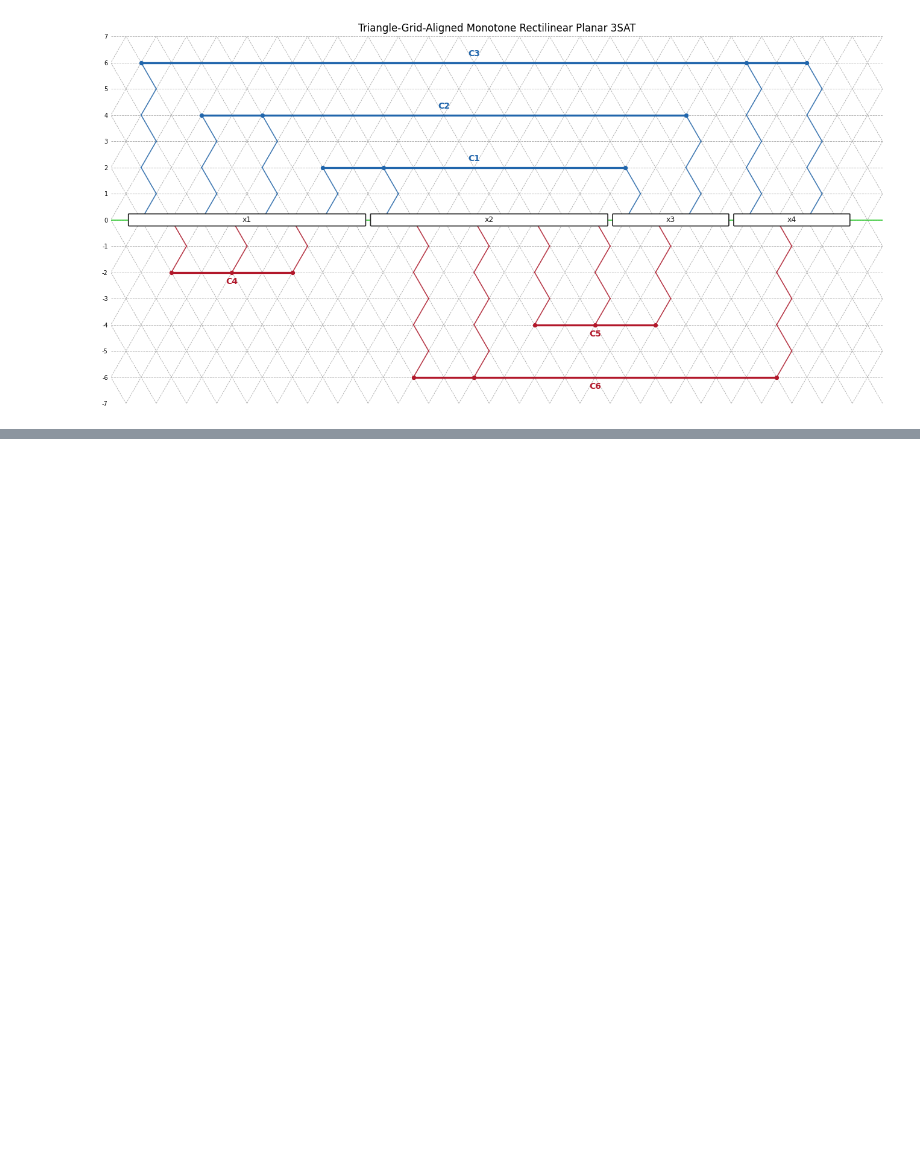
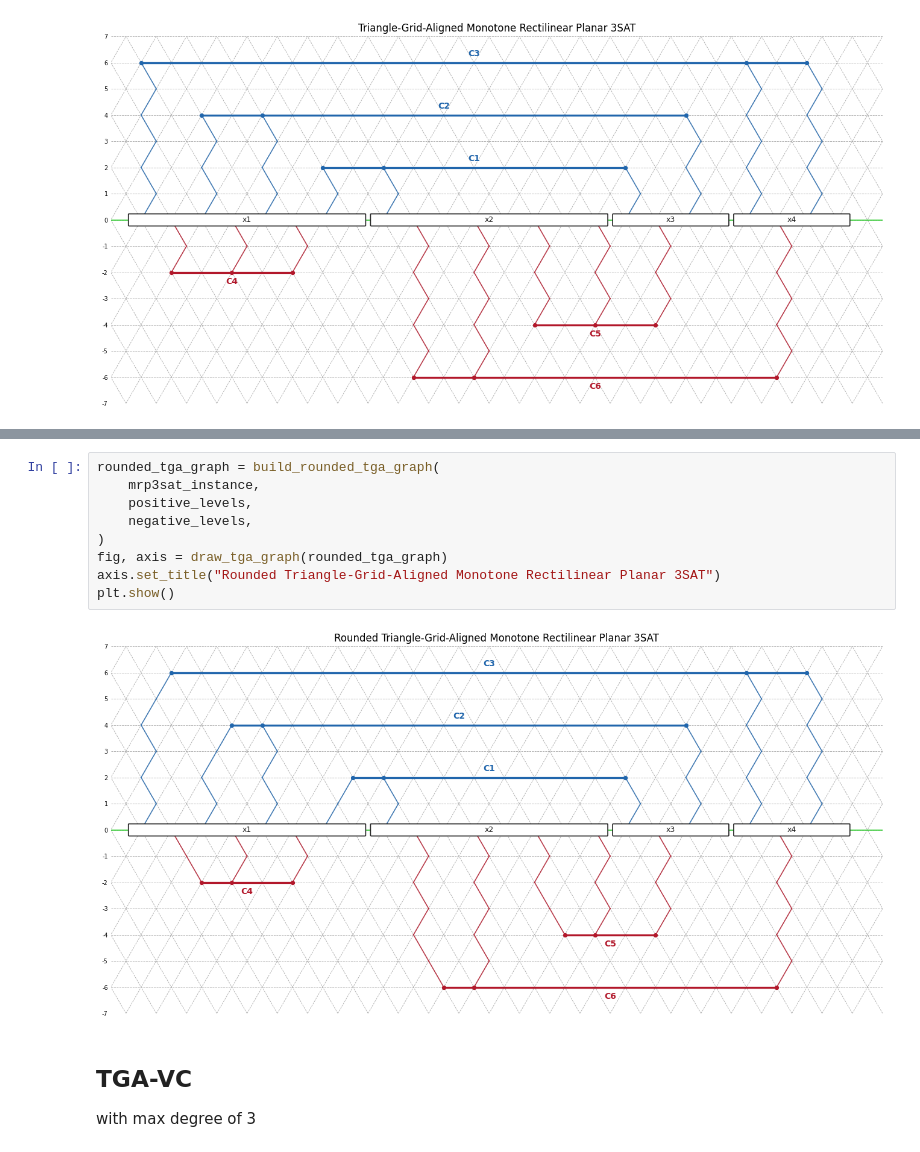
Before and after one commit to farms4life2016/dunes-flower-defense, a Jupyter notebook: python-prototype/mrp3sat_reduction_v2.ipynb, the cells around one changed output, grey strips where cells are left out. Drawn from its saved outputs; the diff is of its cells as text; blank space fills up the shorter version.

Commit message:
add rounded TGA MRP3SAT (intermediate step to VC)

```diff
--- a/python-prototype/mrp3sat_reduction_v2.ipynb
+++ b/python-prototype/mrp3sat_reduction_v2.ipynb
@@ -1358,0 +1506,14 @@ plt.show()
+# %%
+rounded_tga_graph = build_rounded_tga_graph(
+    mrp3sat_instance,
+    positive_levels,
+    negative_levels,
+)
+fig, axis = draw_tga_graph(rounded_tga_graph)
+axis.set_title("Rounded Triangle-Grid-Aligned Monotone Rectilinear Planar 3SAT")
+plt.show()
+# %% [output]
+[figure, added]
+# %% [markdown]
+## TGA-VC
+with max degree of 3
```
Also changed, not shown: parts of 3 cells of this notebook, 1 other file.
